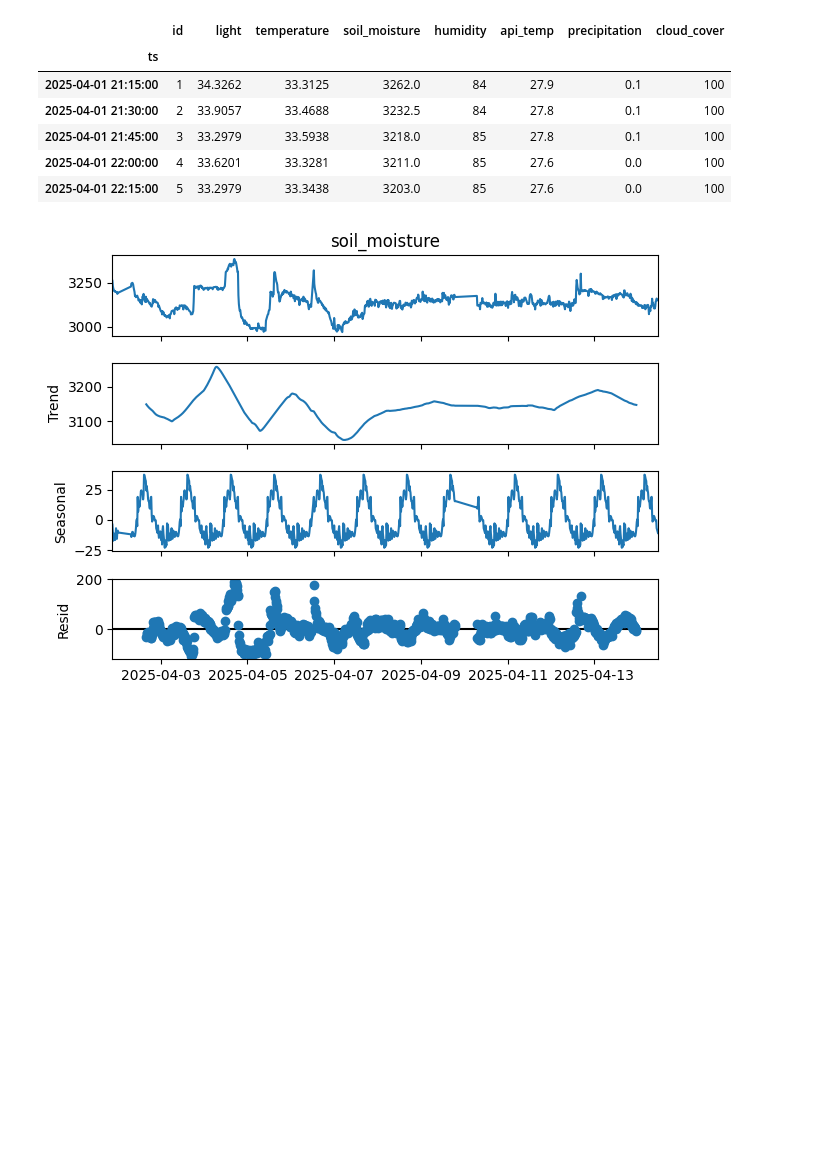
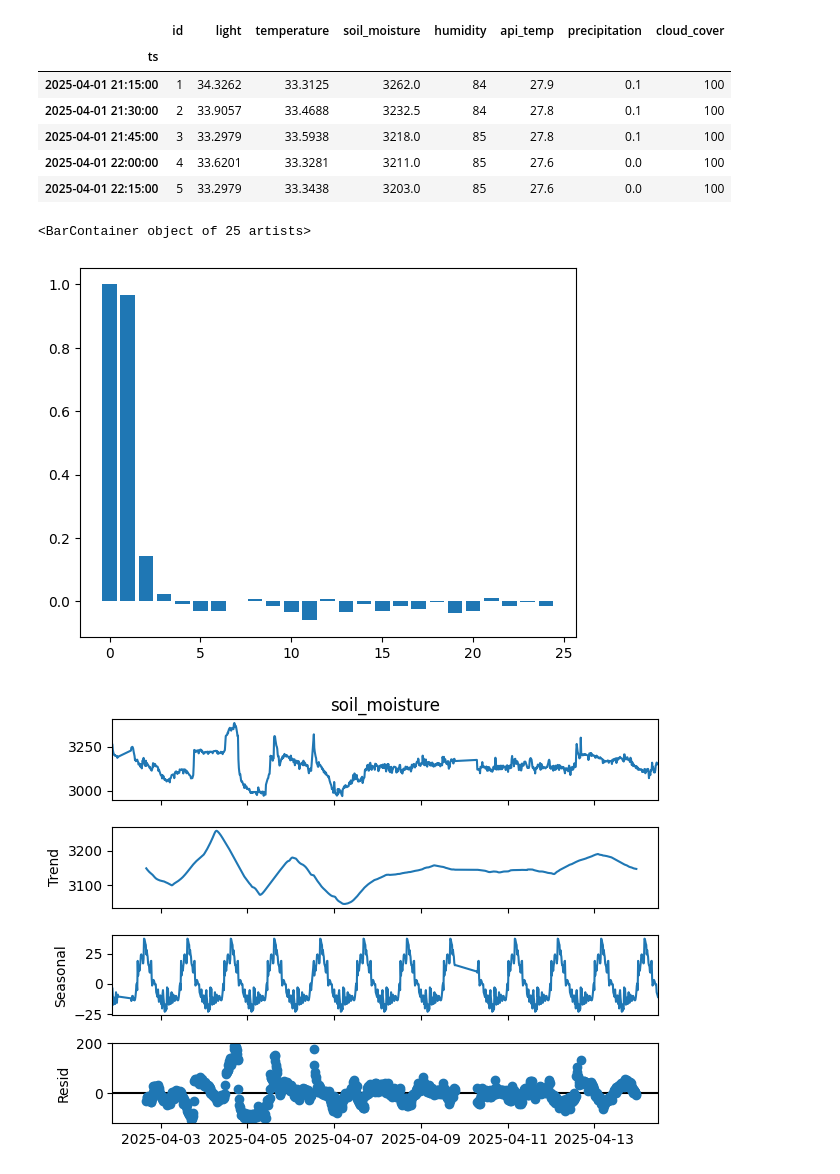
Before and after one commit to Jangsoodlor/smart-plant-pot-model, a Jupyter notebook: sarimax.ipynb, the cells around one changed output. Saved outputs shown, nothing was run; the diff lists cells and outputs as text; code cells hidden in the pictures; blank space fills up the shorter version.

Commit message:
ploted pacf and split data

```diff
--- a/sarimax.ipynb
+++ b/sarimax.ipynb
@@ -17,6 +21,13 @@ df.head()
 | 2025-04-01 21:45:00 | 3 | 33.2979 | 33.5938 | 3218.0 | 85 | 27.8 | 0.1 | 100 |
 | 2025-04-01 22:00:00 | 4 | 33.6201 | 33.3281 | 3211.0 | 85 | 27.6 | 0.0 | 100 |
 | 2025-04-01 22:15:00 | 5 | 33.2979 | 33.3438 | 3203.0 | 85 | 27.6 | 0.0 | 100 |
+# %%
+pacf_vals = pacf(df["soil_moisture"])
+num_lags = 25
+plt.bar(range(num_lags), pacf_vals[:num_lags])
+# %% [output]
+<BarContainer object of 25 artists>
+[figure, added]
 # %%
 df_seasonal = seasonal_decompose(df["soil_moisture"], model="additive", period=96)
 # %%
```
Also changed, not shown: parts of 3 cells of this notebook.
